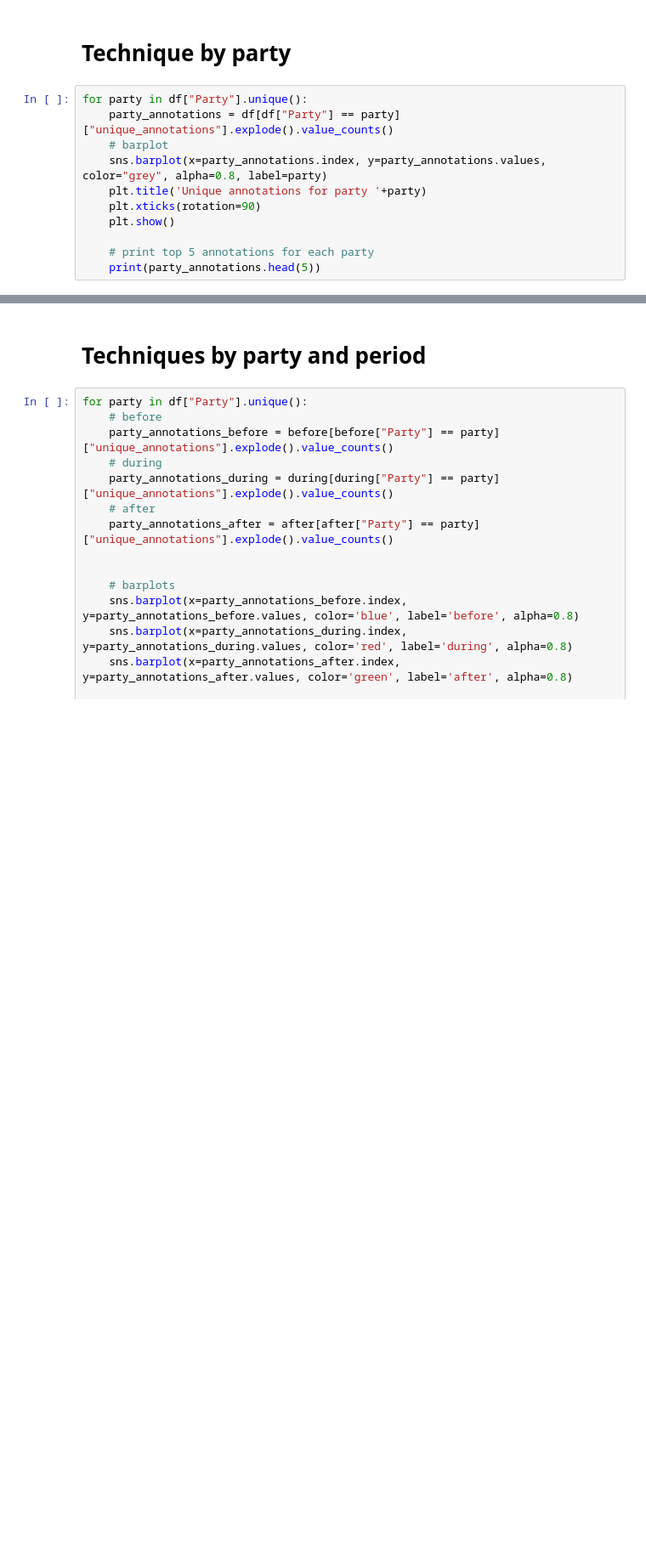
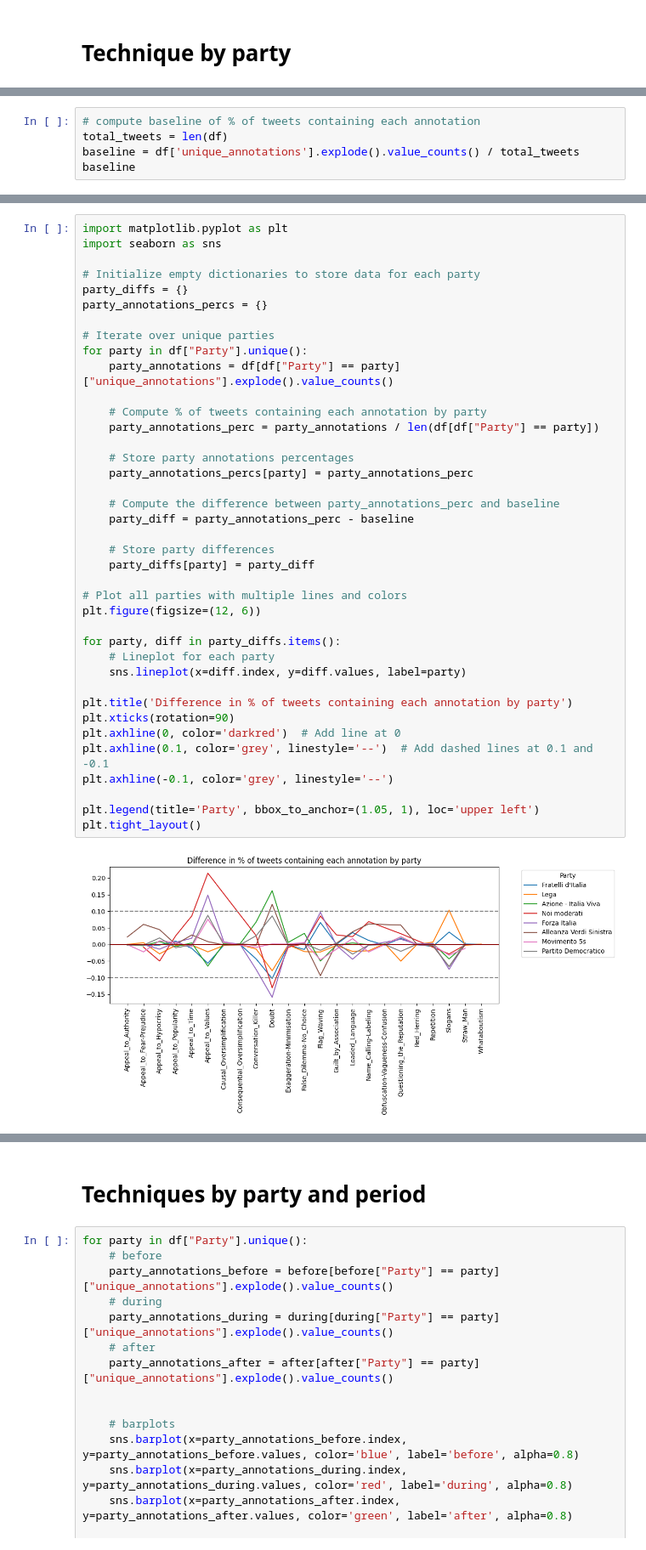
Before and after one commit to ariannap13/hidden-swing-voters, a Jupyter notebook: src/text_analysis/swingers_analysis/analyze_annotated_tweets.ipynb, the cells around one changed output, grey strips where cells are left out. Shown at 85% size. Saved outputs shown, nothing was run; the diff lists cells and outputs as text; blank space fills up the shorter version.

```diff
--- a/src/text_analysis/swingers_analysis/analyze_annotated_tweets.ipynb
+++ b/src/text_analysis/swingers_analysis/analyze_annotated_tweets.ipynb
@@ -124,13 +125,2 @@ plt.xticks(rotation=90)
 # %% [markdown]
 # Technique by party
-# %%
-for party in df["Party"].unique():
-    party_annotations = df[df["Party"] == party]["unique_annotations"].explode().value_counts()
-    # barplot
-    sns.barplot(x=party_annotations.index, y=party_annotations.values, color="grey", alpha=0.8, label=party)
-    plt.title('Unique annotations for party '+party)
-    plt.xticks(rotation=90)
-    plt.show()
-
-    # print top 5 annotations for each party
-    print(party_annotations.head(5))
@@ -180,0 +127,5 @@ Name: unique_annotations, dtype: int64
+# %%
+# compute baseline of % of tweets containing each annotation
+total_tweets = len(df)
+baseline = df['unique_annotations'].explode().value_counts() / total_tweets
+baseline
@@ -180,0 +150,41 @@ Name: unique_annotations, dtype: int64
+# %%
+import matplotlib.pyplot as plt
+import seaborn as sns
+
+# Initialize empty dictionaries to store data for each party
+party_diffs = {}
+party_annotations_percs = {}
+
+# Iterate over unique parties
+for party in df["Party"].unique():
+    party_annotations = df[df["Party"] == party]["unique_annotations"].explode().value_counts()
+
+    # Compute % of tweets containing each annotation by party
+    party_annotations_perc = party_annotations / len(df[df["Party"] == party])
+
+    # Store party annotations percentages
+    party_annotations_percs[party] = party_annotations_perc
+
+    # Compute the difference between party_annotations_perc and baseline
+    party_diff = party_annotations_perc - baseline
+
+    # Store party differences
+    party_diffs[party] = party_diff
+
+# Plot all parties with multiple lines and colors
+plt.figure(figsize=(12, 6))
+
+for party, diff in party_diffs.items():
+    # Lineplot for each party
+    sns.lineplot(x=diff.index, y=diff.values, label=party)
+
+plt.title('Difference in % of tweets containing each annotation by party')
+plt.xticks(rotation=90)
+plt.axhline(0, color='darkred')  # Add line at 0
+plt.axhline(0.1, color='grey', linestyle='--')  # Add dashed lines at 0.1 and -0.1
+plt.axhline(-0.1, color='grey', linestyle='--')
+
+plt.legend(title='Party', bbox_to_anchor=(1.05, 1), loc='upper left')
+plt.tight_layout()
+# %% [output]
+[figure, added]
```
Also changed, not shown: parts of 16 cells of this notebook, 15 other files.
